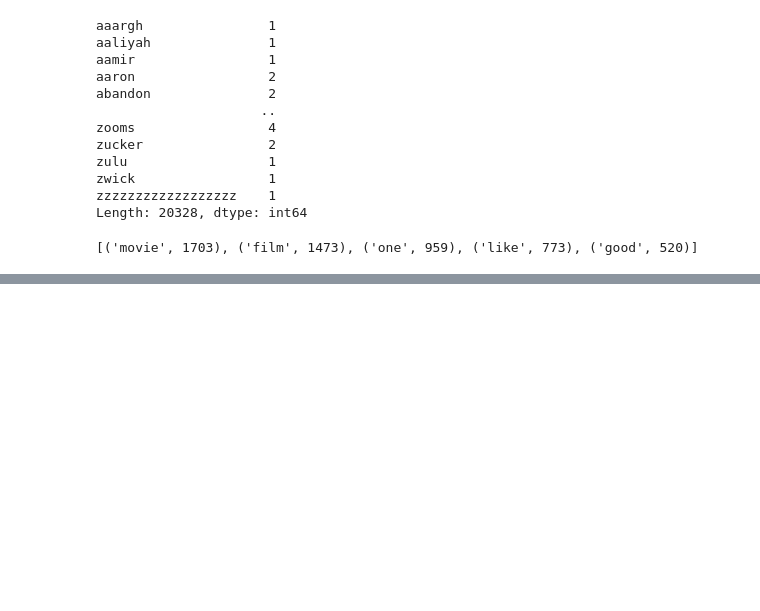
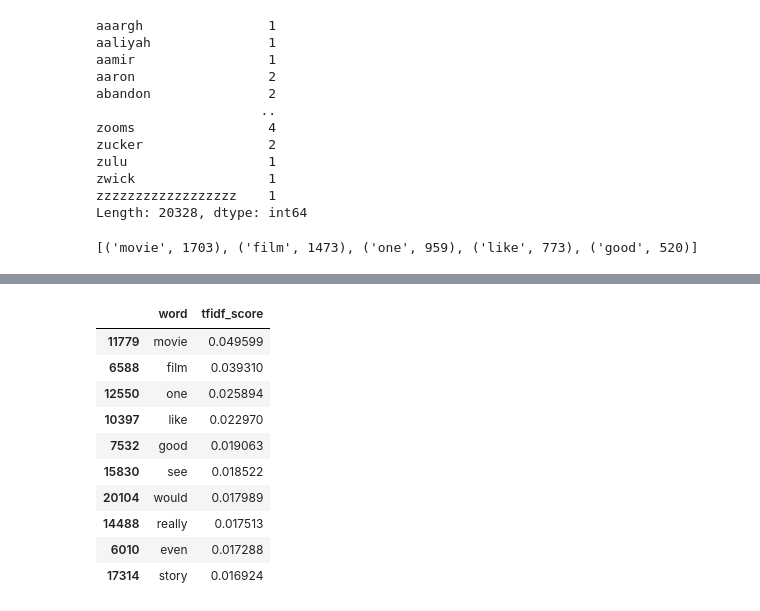
Before and after one commit to ubeydgur/imdb-sentiment-analysis, a Jupyter notebook: src/main.ipynb, the cells around one changed output, grey strips where cells are left out. Saved outputs shown, nothing was run; the diff lists cells and outputs as text; code cells hidden in the pictures; blank space fills up the shorter version.

```diff
--- a/src/main.ipynb
+++ b/src/main.ipynb
@@ -94,0 +118,15 @@ most_common
+# %%
+df_tfidf_sorted = df_tfidf.sort_values(by='tfidf_score', ascending=False)
+df_tfidf_sorted.head(10)
+# %% [output]
+|  | word | tfidf_score |
+| 11779 | movie | 0.049599 |
+| 6588 | film | 0.039310 |
+| 12550 | one | 0.025894 |
+| 10397 | like | 0.022970 |
+| 7532 | good | 0.019063 |
+| 15830 | see | 0.018522 |
+| 20104 | would | 0.017989 |
+| 14488 | really | 0.017513 |
+| 6010 | even | 0.017288 |
+| 17314 | story | 0.016924 |
```
Also changed, not shown: parts of 8 cells of this notebook.
